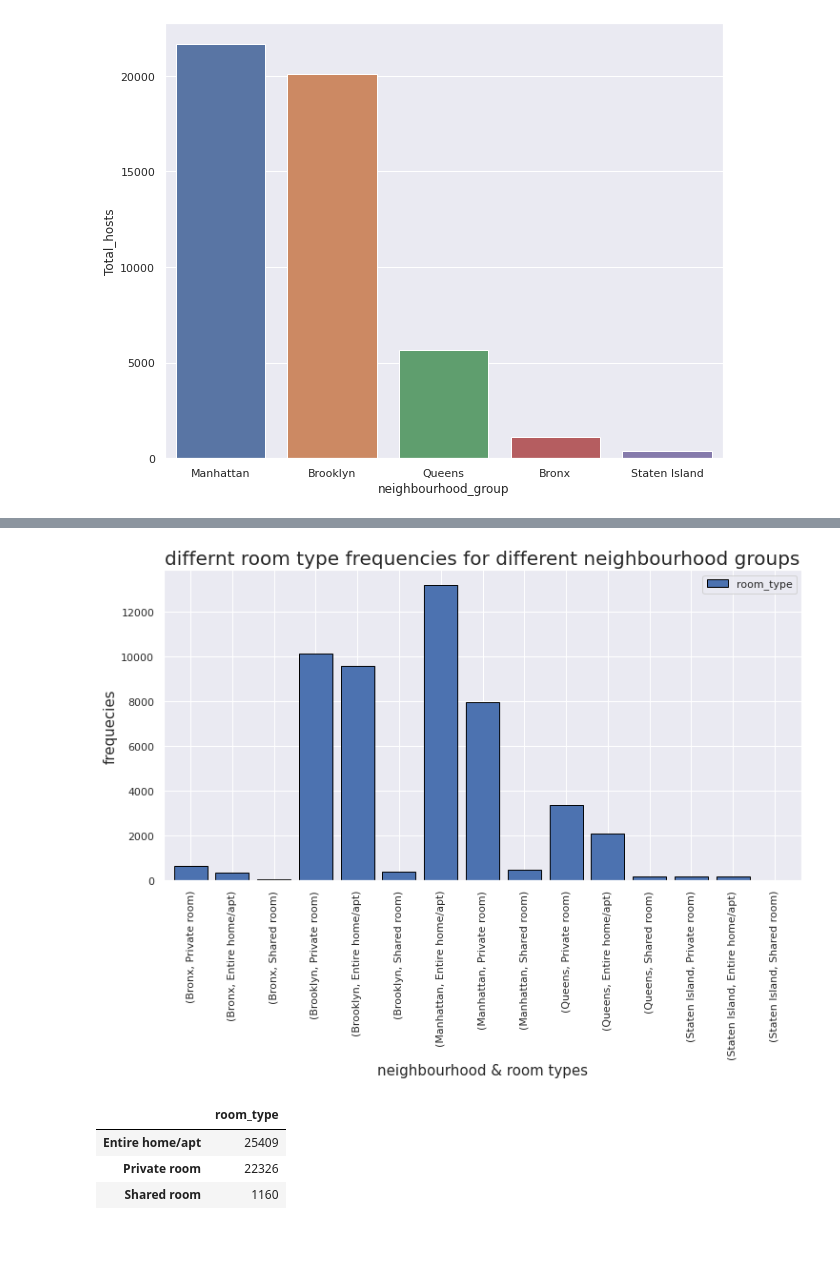
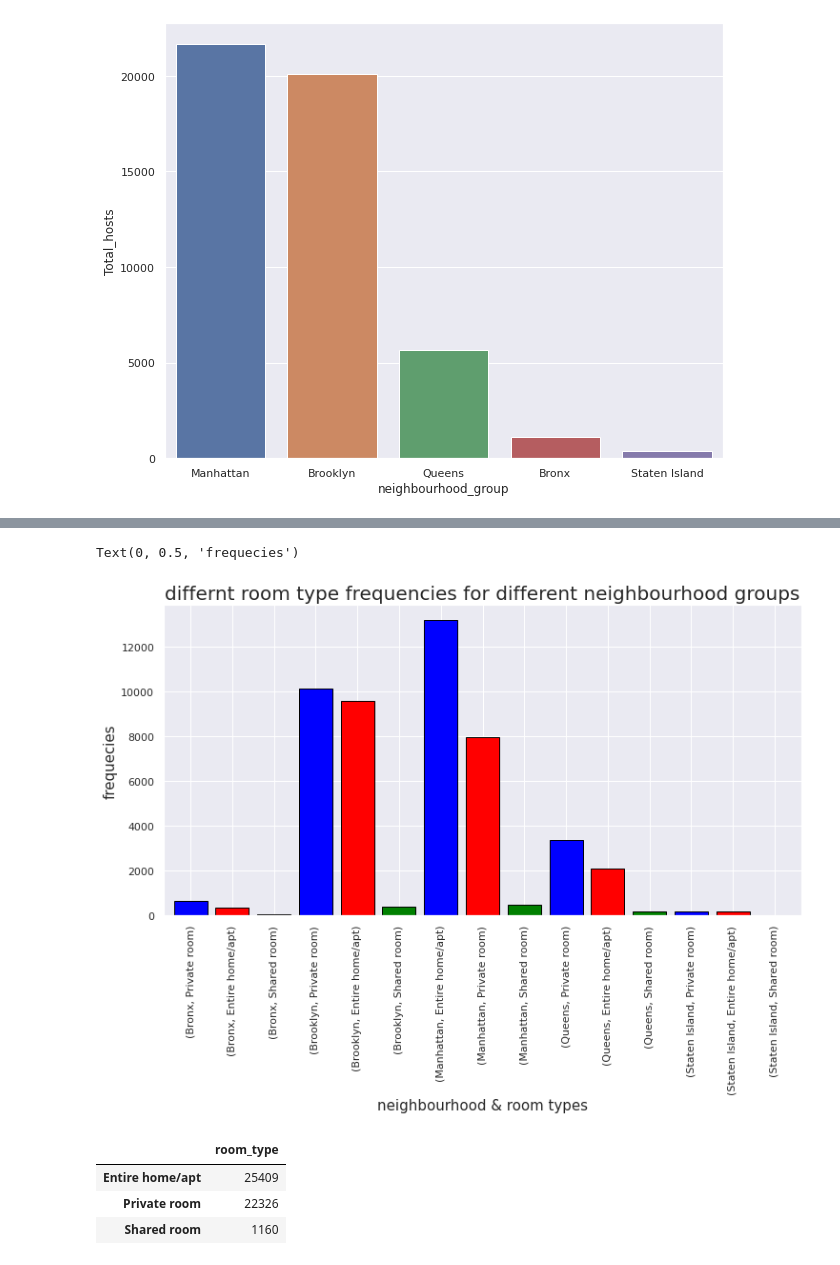
Before and after one commit to Priyabrat845/Airbnb-Booking-Analysis, a Jupyter notebook: Copy_of_Airbnb_Bookings_Analysis_Capstone_Project.ipynb, the cells around one changed output, grey strips where cells are left out. Cells and saved outputs as stored; diff of their text form; code cells hidden in the pictures.

```diff
--- a/Copy_of_Airbnb_Bookings_Analysis_Capstone_Project.ipynb
+++ b/Copy_of_Airbnb_Bookings_Analysis_Capstone_Project.ipynb
@@ -177,14 +177,15 @@ airbnb.head()
 | 3 | 4869 | LisaRoxanne | Brooklyn | Clinton Hill | 40.68514 | -73.95976 | Entire home/apt | 89 | ... |
 | 4 | 7192 | Laura | Manhattan | East Harlem | 40.79851 | -73.94399 | Entire home/apt | 80 | ... |
 # %%
-ax=airbnb.groupby('neighbourhood_group')['room_type'].value_counts().plot.bar(figsize=(12,6),width=0.8,linewidth=1,edgecolor='black')
+ax=airbnb.groupby('neighbourhood_group')['room_type'].value_counts().plot.bar(figsize=(12,6),width=0.8,linewidth=1,edgecolor='black',color=['blue','red','green'])
 ax.set_title("differnt room type frequencies for different neighbourhood groups", fontsize = 20)
 # Set x and y-labels
 ax.set_xlabel("neighbourhood & room types", fontsize = 15)
 ax.set_ylabel("frequecies", fontsize = 15)
-ax.legend()
+#ax.legend(['private room','entire room','shared room'])
 # %% [output]
+Text(0, 0.5, 'frequecies')
-[figure, old version]
+[figure, new version]
 # %%
 #Total no of rooms available for different room types
 total_room_types=airbnb.room_type.value_counts()
```
Also changed, not shown: parts of 8 cells of this notebook.
